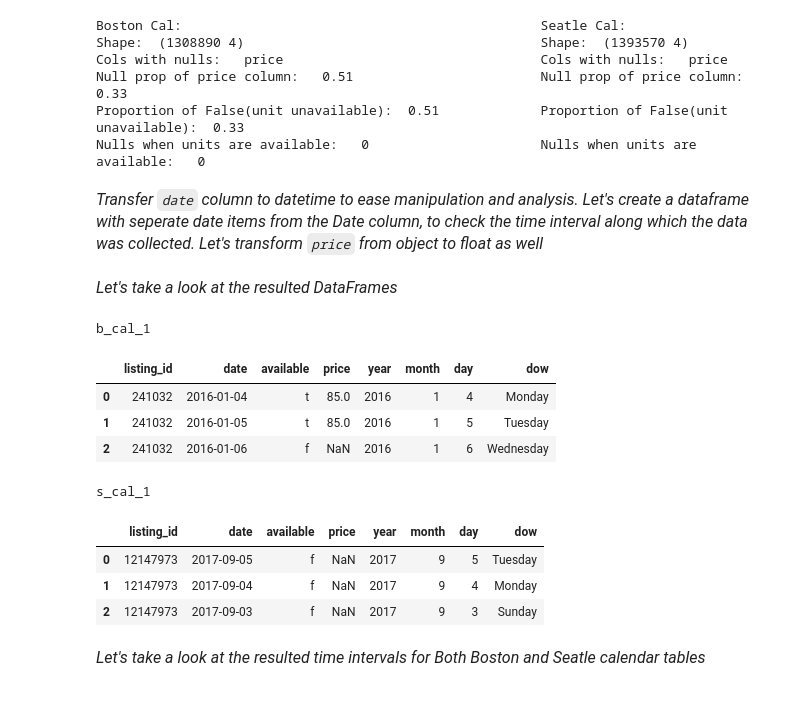
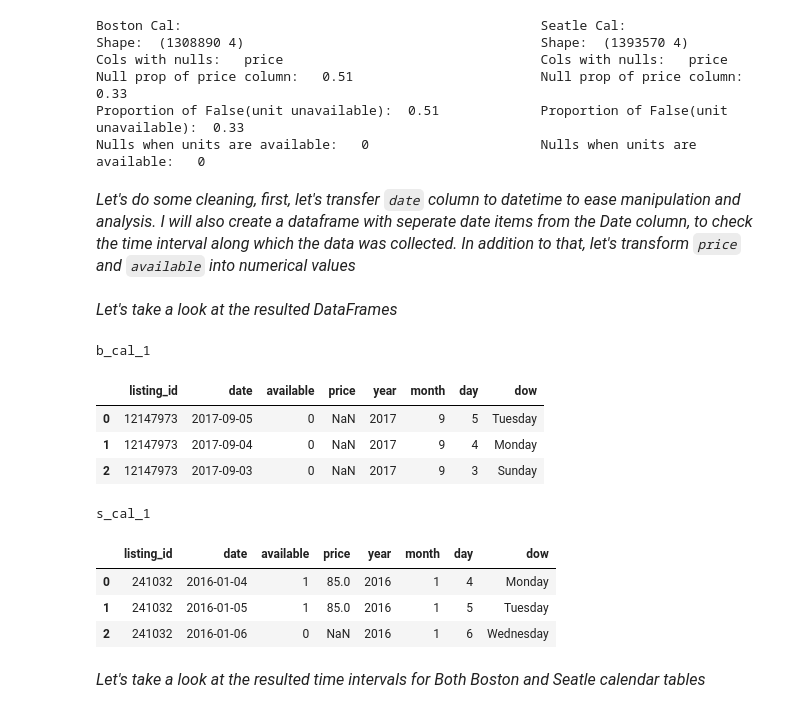
Before and after one commit to Zainy1453/Project-ND-1, a Jupyter notebook: Project-1.ipynb, the cells around one changed output. Drawn from its saved outputs; the diff is of its cells as text; code cells hidden in the pictures.

```diff
--- a/Project-1.ipynb
+++ b/Project-1.ipynb
@@ -60,6 +60,6 @@ Null prop of price column:   0.51                        Null prop of price colu
 Proportion of False(unit unavailable):  0.51             Proportion of False(unit unavailable):  0.33
 Nulls when units are available:   0                      Nulls when units are available:   0
 # %% [markdown]
-<font size ='3'>*Transfer `date` column to datetime to ease manipulation and analysis. Let's create a dataframe with seperate date items from the Date column, to check the time interval along which the data was collected. Let's transform `price` from object to float as well*<font/>
+<font size ='3'>*Let's do some cleaning, first, let's transfer `date` column to datetime to ease manipulation and analysis. I will also create a dataframe with seperate date items from the Date column, to check the time interval along which the data was collected. In addition to that, let's transform `price` and `available` into numerical values*<font/>
 # %%
 def create_dateparts(df, date_col):
@@ -107,22 +126,24 @@ def to_float(df, col):
 # %% [markdown]
 <font size = '3'>*Let's take a look at the resulted DataFrames*<font/>
 # %%
-b_cal_1 = to_float(b_cal, 'price')
-s_cal_1 = to_float(s_cal, 'price')
-b_cal_1 = create_dateparts(b_cal, 'date')
-s_cal_1 = create_dateparts(s_cal, 'date')
-display_side_by_side(s_cal_1.head(3),b_cal_1.head(3), titles = ['b_cal_1', 's_cal_1'])
+b_cal_1 = to_float(b_cal, ['price'])
+s_cal_1 = to_float(s_cal, ['price'])
+b_cal_1 = create_dateparts(b_cal_1, 'date')
+s_cal_1 = create_dateparts(s_cal_1, 'date')
+b_cal_1 = bool_nums(b_cal_1, ['available'])
+s_cal_1 = bool_nums(s_cal_1, ['available'])
+display_side_by_side(b_cal_1.head(3),s_cal_1.head(3), titles = ['b_cal_1', 's_cal_1'])
 # %% [output]
 b_cal_1
 |  | listing_id | date | available | price | year | month | day | dow |
-| 0 | 241032 | 2016-01-04 | t | 85.0 | 2016 | 1 | 4 | Monday |
-| 1 | 241032 | 2016-01-05 | t | 85.0 | 2016 | 1 | 5 | Tuesday |
-| 2 | 241032 | 2016-01-06 | f | NaN | 2016 | 1 | 6 | Wednesday |
+| 0 | 12147973 | 2017-09-05 | 0 | NaN | 2017 | 9 | 5 | Tuesday |
+| 1 | 12147973 | 2017-09-04 | 0 | NaN | 2017 | 9 | 4 | Monday |
+| 2 | 12147973 | 2017-09-03 | 0 | NaN | 2017 | 9 | 3 | Sunday |
 s_cal_1
 |  | listing_id | date | available | price | year | month | day | dow |
-| 0 | 12147973 | 2017-09-05 | f | NaN | 2017 | 9 | 5 | Tuesday |
-| 1 | 12147973 | 2017-09-04 | f | NaN | 2017 | 9 | 4 | Monday |
-| 2 | 12147973 | 2017-09-03 | f | NaN | 2017 | 9 | 3 | Sunday |
+| 0 | 241032 | 2016-01-04 | 1 | 85.0 | 2016 | 1 | 4 | Monday |
+| 1 | 241032 | 2016-01-05 | 1 | 85.0 | 2016 | 1 | 5 | Tuesday |
+| 2 | 241032 | 2016-01-06 | 0 | NaN | 2016 | 1 | 6 | Wednesday |
 # %% [markdown]
 <font size = '3'>*Let's take a look at the resulted time intervals for Both Boston and Seatle calendar tables*<font/>
 # %%
```
Also changed, not shown: parts of 9 cells of this notebook, 16 other files.
